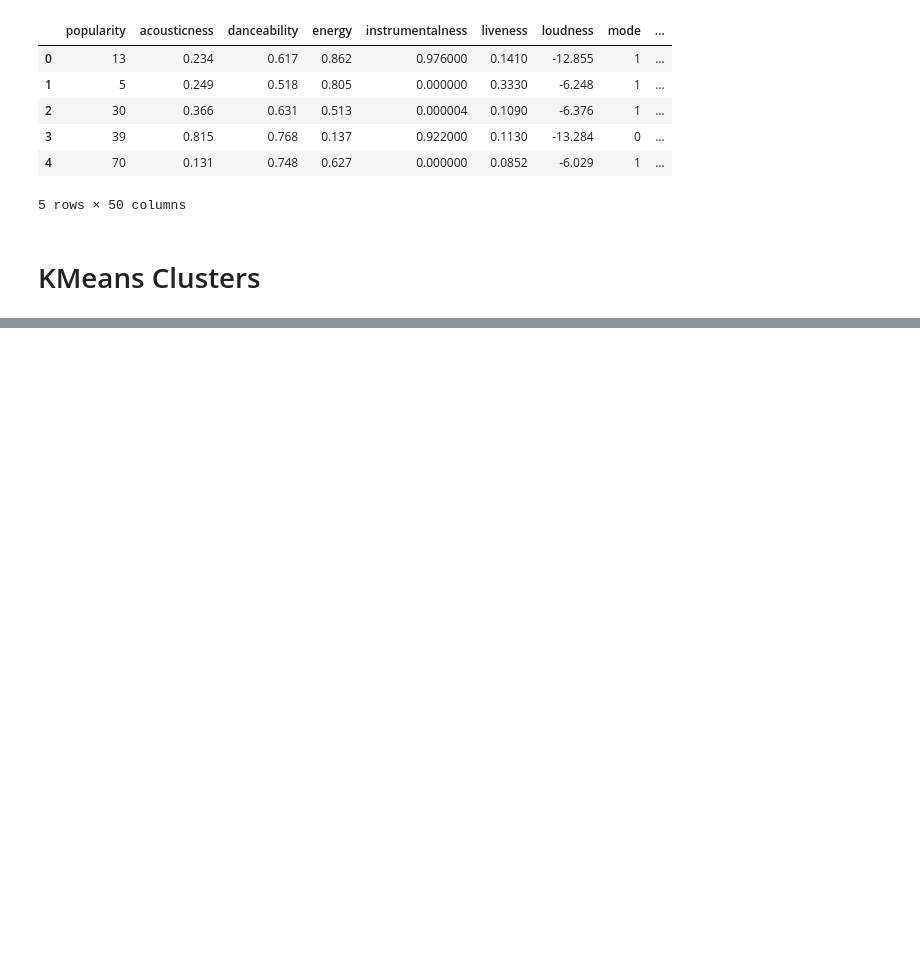
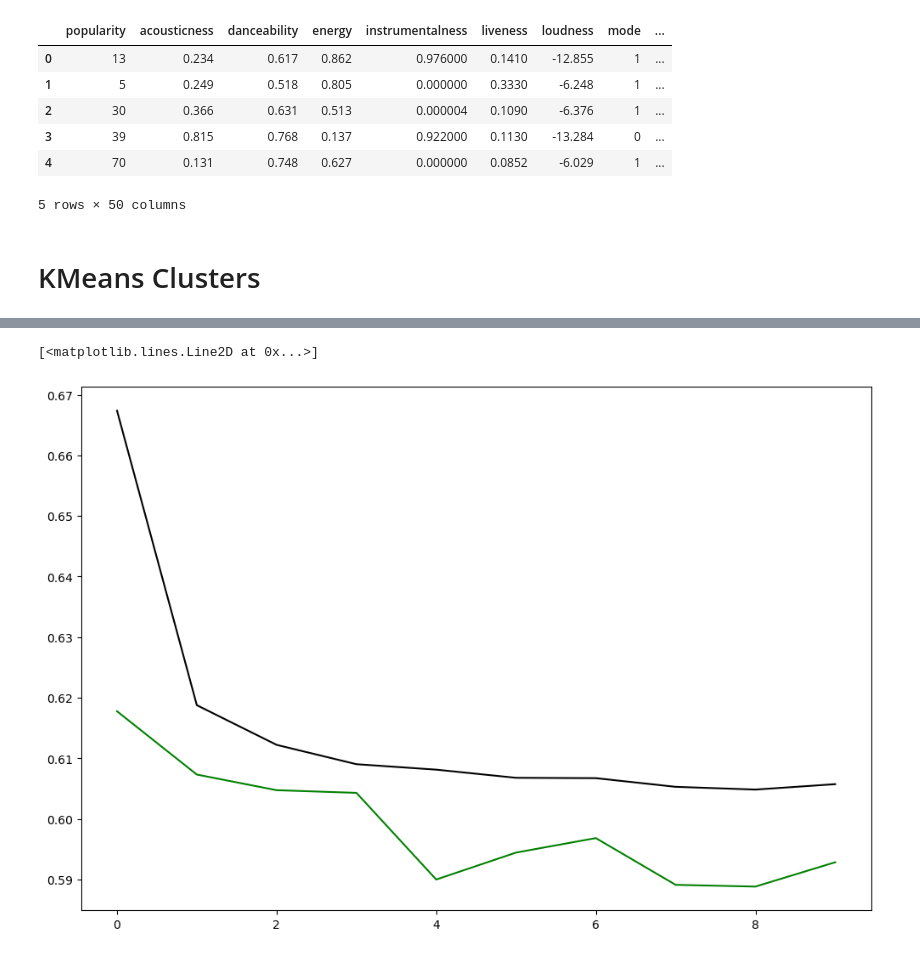
Before and after one commit to dillondiatlo/Team2, a Jupyter notebook: Code/03_Modeling_and_Evaluation.ipynb, the cells around one changed output, grey strips where cells are left out. Saved outputs shown, nothing was run; the diff lists cells and outputs as text; code cells hidden in the pictures; blank space fills up the shorter version.

```diff
--- a/Code/03_Modeling_and_Evaluation.ipynb
+++ b/Code/03_Modeling_and_Evaluation.ipynb
@@ -154,7 +198,7 @@ X_dnn2_train, X_dnn2_test, y_dnn2_train, y_dnn2_test = train_test_split(X_dnn2,
 #Scaling the data
 sc = StandardScaler()
 X_dnn2_train_sc = sc.fit_transform(X_dnn2_train)
-X_dnn2_test_sc = sc.transform(X2_test)
+X_dnn2_test_sc = sc.transform(X_dnn2_test)
 # %%
 #Creating dnn2 with regularization technique "Dropout"
 
@@ -168,15 +212,15 @@ dnn2.add(Dense(50, activation='relu'))
 dnn2.add(Dropout(0.5))
 dnn2.add(Dense(65, activation='relu'))
 dnn2.add(Dropout(0.5))
-dnn2.add(Dense(5, activation='softmax'))
+dnn2.add(Dense(3, activation='softmax'))
 
 #Compiling dnn2
 dnn2.compile(loss='crossentropy', optimizer='adam', metrics=['acc'])
 
 #Fitting the model
 hist2 = dnn2.fit(
-    X_train_sc, y_train,
-    validation_data=(X_test_sc, y_test),
+    X_dnn2_train_sc, y_dnn2_train,
+    validation_data=(X_dnn2_test_sc, y_dnn2_test),
     batch_size=32,
     epochs=10
 )
@@ -183,12 +248,15 @@ hist2 = dnn2.fit(
 # %%
 #Plotting to see the loss
 
 train_loss = hist2.history['loss']
 test_loss = hist2.history['val_loss']
 
 plt.figure(figsize=(12, 8))
 plt.plot(train_loss, label='Training loss', color='black')
-plt.plot(test_loss, label='Testing loss', color='red')
+plt.plot(test_loss, label='Testing loss', color='green')
+# %% [output]
+[<matplotlib.lines.Line2D at 0x...>]
+[figure, added]
 # %%
 #Checking the baseline
 spotify['popularity'].value_counts(normalize=True).sort_index()
```
Also changed, not shown: parts of 19 cells of this notebook.
